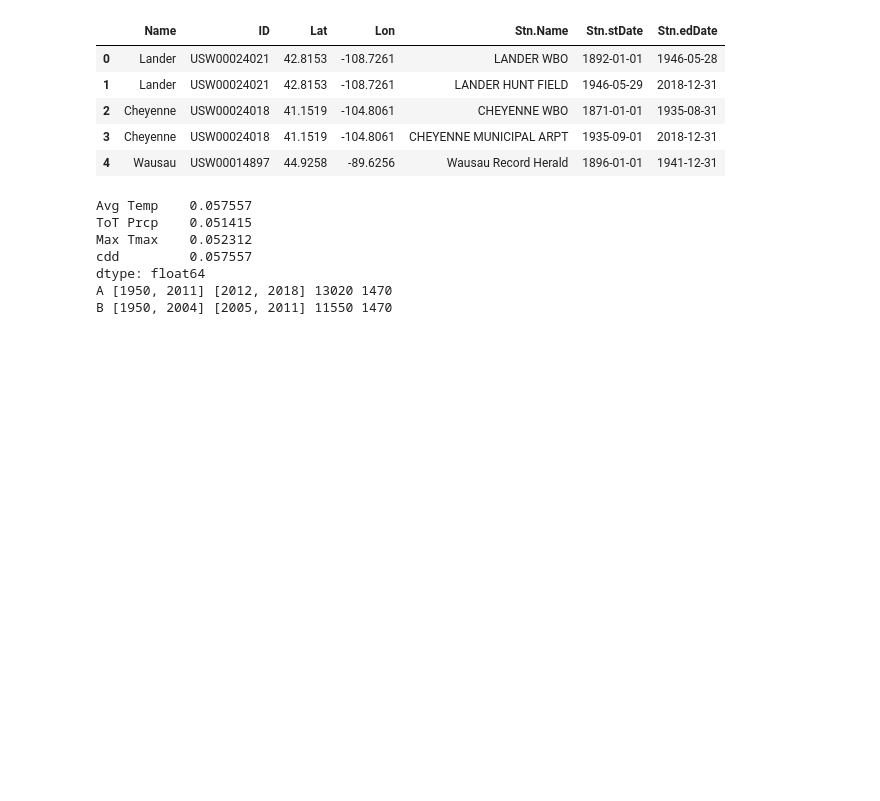
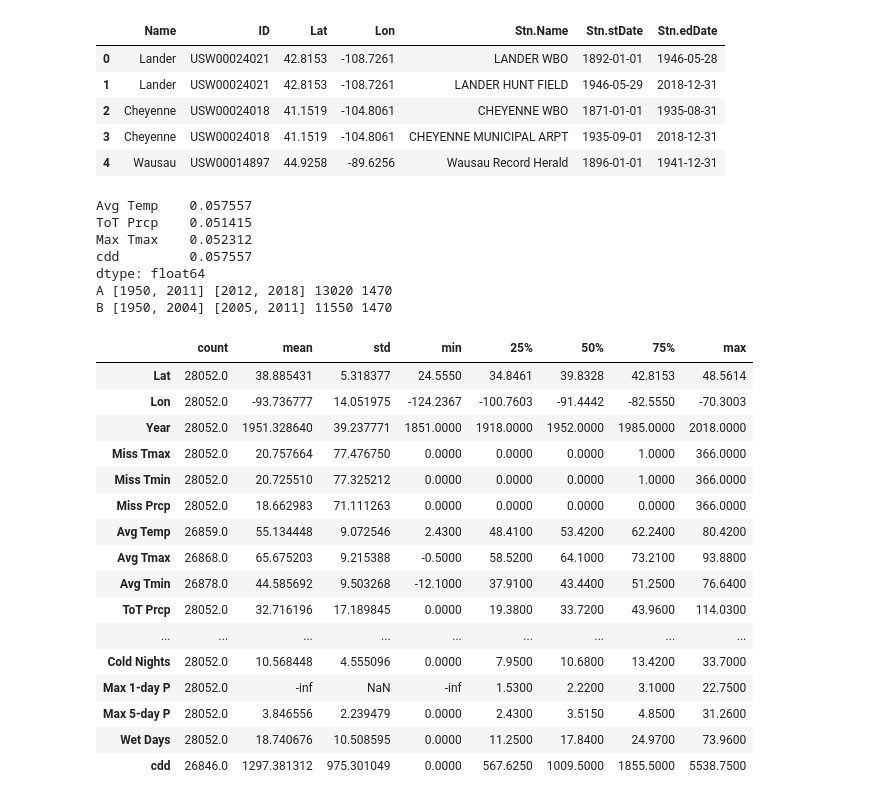
Before and after one commit to AshvinAA/ClimateRiskIntelligence, a Jupyter notebook: climateriskintelligence.ipynb, the cells around one changed output. Cells and saved outputs as stored; diff of their text form; code cells hidden in the pictures; blank space fills up the shorter version.

Commit message:
numerical feature

```diff
--- a/climateriskintelligence.ipynb
+++ b/climateriskintelligence.ipynb
@@ -77,3 +73,31 @@ cdd         0.057557
 dtype: float64
 A [1950, 2011] [2012, 2018] 13020 1470
 B [1950, 2004] [2005, 2011] 11550 1470
+# %%
+##Selecting numerical features
+numerical_data1= daily.select_dtypes(include='number')
+numerical_data2= cities.select_dtypes(include='number')
+numerical_data3= annual.select_dtypes(include='number')
+# Transposed stats for numerical features
+
+numerical_data1.describe().T
+numerical_data2.describe().T
+numerical_data3.describe().T
+# %% [output]
+|  | count | mean | std | min | 25% | 50% | 75% | max |
+| Lat | 28052.0 | 38.885431 | 5.318377 | 24.5550 | 34.8461 | 39.8328 | 42.8153 | 48.5614 |
+| Lon | 28052.0 | -93.736777 | 14.051975 | -124.2367 | -100.7603 | -91.4442 | -82.5550 | -70.3003 |
+| Year | 28052.0 | 1951.328640 | 39.237771 | 1851.0000 | 1918.0000 | 1952.0000 | 1985.0000 | 2018.0000 |
+| Miss Tmax | 28052.0 | 20.757664 | 77.476750 | 0.0000 | 0.0000 | 0.0000 | 1.0000 | 366.0000 |
+| Miss Tmin | 28052.0 | 20.725510 | 77.325212 | 0.0000 | 0.0000 | 0.0000 | 1.0000 | 366.0000 |
+| Miss Prcp | 28052.0 | 18.662983 | 71.111263 | 0.0000 | 0.0000 | 0.0000 | 0.0000 | 366.0000 |
+| Avg Temp | 26859.0 | 55.134448 | 9.072546 | 2.4300 | 48.4100 | 53.4200 | 62.2400 | 80.4200 |
+| Avg Tmax | 26868.0 | 65.675203 | 9.215388 | -0.5000 | 58.5200 | 64.1000 | 73.2100 | 93.8800 |
+| Avg Tmin | 26878.0 | 44.585692 | 9.503268 | -12.1000 | 37.9100 | 43.4400 | 51.2500 | 76.6400 |
+| ToT Prcp | 28052.0 | 32.716196 | 17.189845 | 0.0000 | 19.3800 | 33.7200 | 43.9600 | 114.0300 |
+| ... | ... | ... | ... | ... | ... | ... | ... | ... |
+| Cold Nights | 28052.0 | 10.568448 | 4.555096 | 0.0000 | 7.9500 | 10.6800 | 13.4200 | 33.7000 |
+| Max 1-day P | 28052.0 | -inf | NaN | -inf | 1.5300 | 2.2200 | 3.1000 | 22.7500 |
+| Max 5-day P | 28052.0 | 3.846556 | 2.239479 | 0.0000 | 2.4300 | 3.5150 | 4.8500 | 31.2600 |
+| Wet Days | 28052.0 | 18.740676 | 10.508595 | 0.0000 | 11.2500 | 17.8400 | 24.9700 | 73.9600 |
+| cdd | 26846.0 | 1297.381312 | 975.301049 | 0.0000 | 567.6250 | 1009.5000 | 1855.5000 | 5538.7500 |
```
Also changed, not shown: parts of 1 cell of this notebook.
